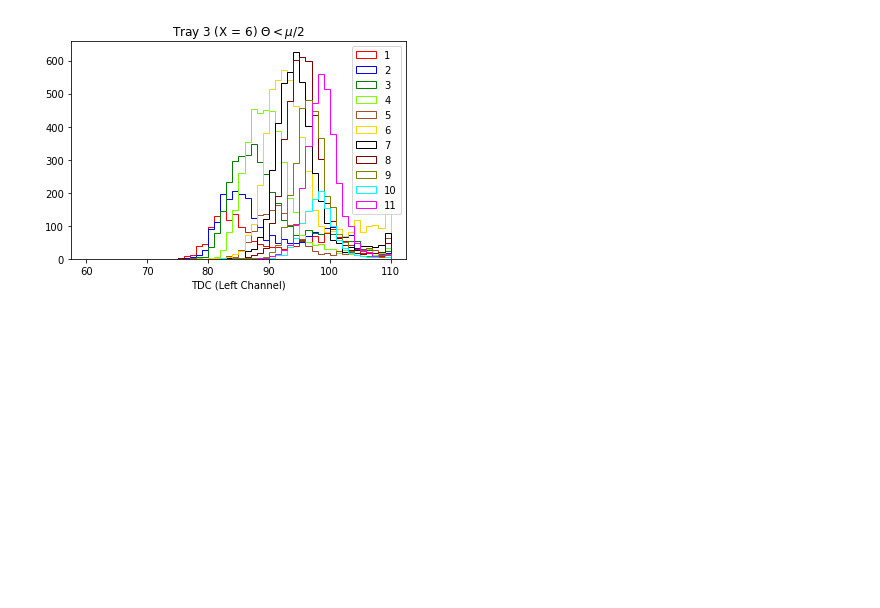
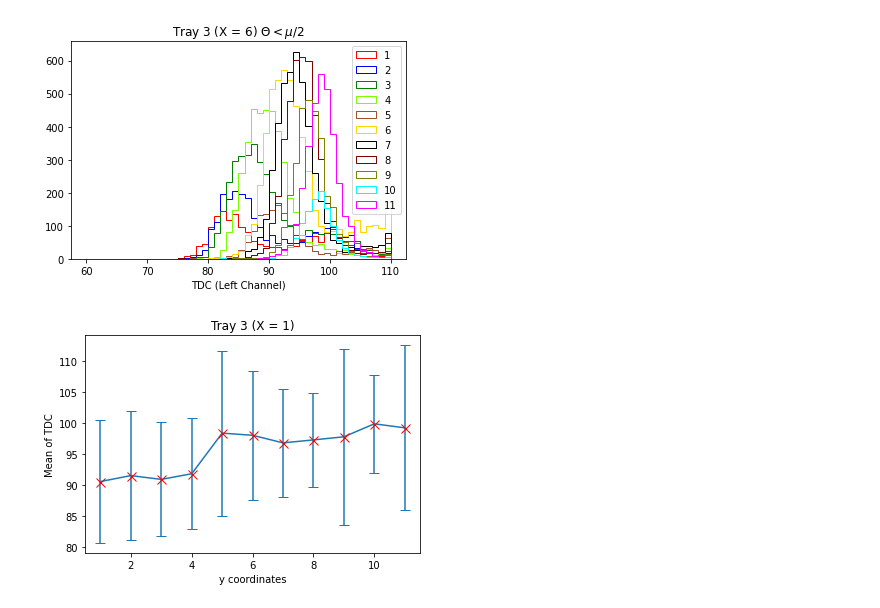
Before and after one commit to shanto268/CrateAnalysis, a Jupyter notebook: Photon_Time_Propagation_New_Calib-L3.ipynb, the cells around one changed output. Drawn from its saved outputs; the diff is of its cells as text; code cells hidden in the pictures; blank space fills up the shorter version.

```diff
--- a/Photon_Time_Propagation_New_Calib-L3.ipynb
+++ b/Photon_Time_Propagation_New_Calib-L3.ipynb
@@ -852,3 +852,17 @@ plt.title("Tray 3 (X = {}) $\Theta < \mu/2$".format(xval))
 plt.show()
 # %% [output]
 [figure]
+# %%
+data_x = [X6_1,X6_2,X6_3,X6_4,X6_5,X6_6,X6_7,X6_8,X6_9,X6_10,X6_11]
+data_x_means = [np.mean(i) for i in data_x]
+data_x_stds = [np.std(i) for i in data_x]
+yvals = np.linspace(1,11,11)
+
+plt.errorbar(x=yvals, y=data_x_means, marker='x', yerr=data_x_stds,
+             mec='red', ms=9, capsize=5) #solid_capstyle='projecting'
+plt.xlabel("y coordinates")
+plt.ylabel("Mean of TDC")
+plt.title("Tray 3 (X = {})".format(1))
+plt.savefig("tdc_dist_L3Ch6_Muover2.pdf")
+# %% [output]
+[figure, added]
```
Also changed, not shown: parts of 2 cells of this notebook.
